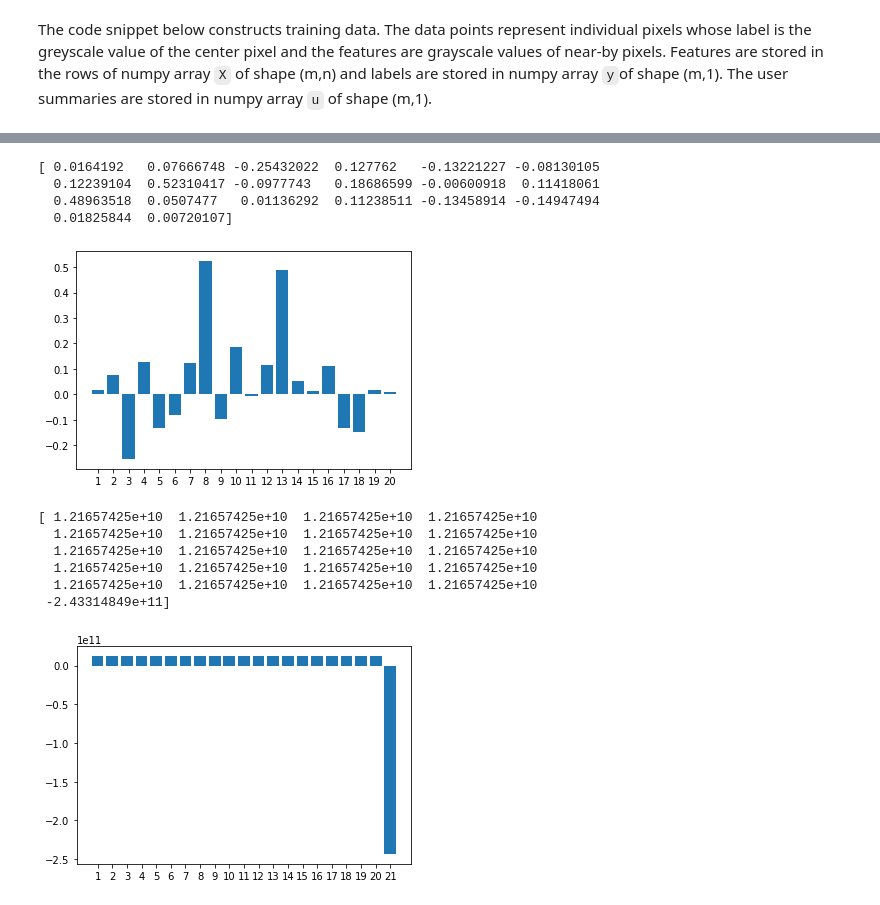
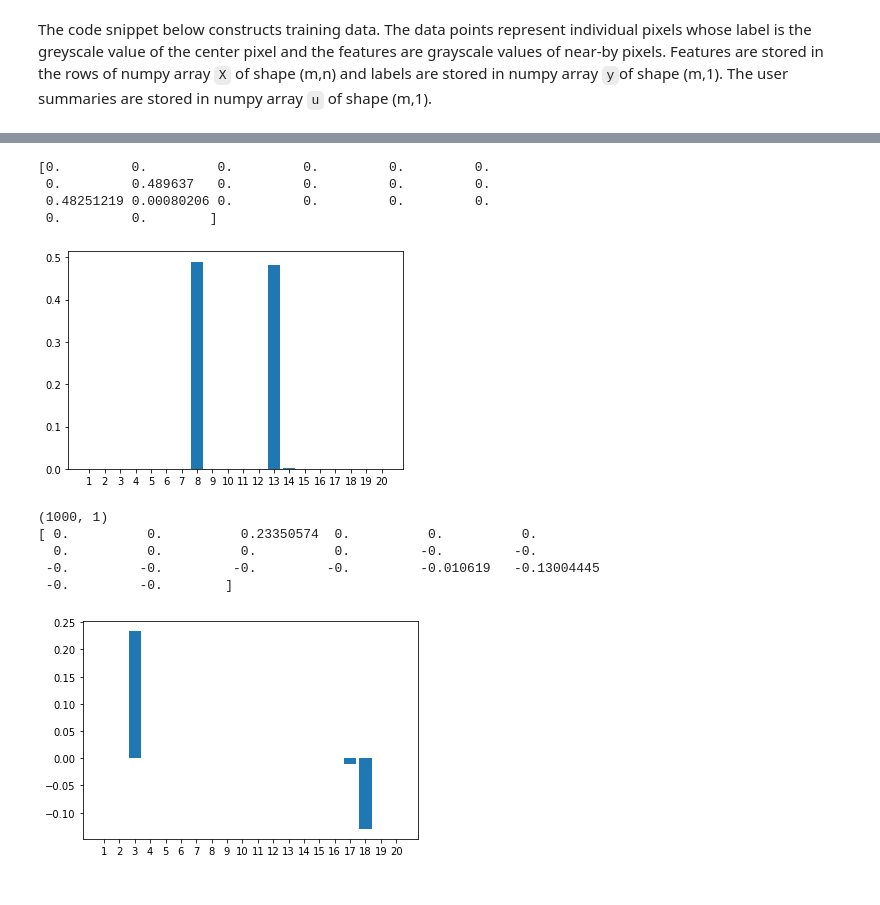
Before and after one commit to alexjungaalto/ResearchPublic, a Jupyter notebook: itxml.ipynb, the cells around one changed output, grey strips where cells are left out. Saved outputs shown, nothing was run; the diff lists cells and outputs as text; code cells hidden in the pictures.

Commit message:
revised notebook added patch image

```diff
--- a/itxml.ipynb
+++ b/itxml.ipynb
@@ -150,33 +116,38 @@ y = y[0:m]
 # %%
 from sklearn.linear_model import LinearRegression
+from sklearn.linear_model import Lasso
 import matplotlib.pyplot as plt
 
 linreg = LinearRegression()
+linreg = Lasso(alpha=100)
 linreg.fit(X,y)
-weights = linreg.coef_[0]
-print(weights)
+weights = linreg.coef_
+print(linreg.coef_)
 ind = np.arange(weights.shape[0])
 p1 = plt.bar(ind+1, weights)
 plt.xticks(ind+1)
 plt.show()
 
-linreg.fit(np.hstack((X,u)),y)
-weights_expl = linreg.coef_[0]
+linreg.fit(X,y)
+hat_y=linreg.predict(X).reshape(y.shape)
+residual = hat_y - linreg.fit(u,hat_y).predict(u).reshape(y.shape)
+print(residual.shape)
+linreg.fit(X,residual)
+weights_expl = linreg.coef_
 print(weights_expl)
 ind = np.arange(weights_expl.shape[0])
 p1 = plt.bar(ind+1, weights_expl)
 plt.xticks(ind+1)
 plt.show()
 # %% [output]
-[ 0.0164192   0.07666748 -0.25432022  0.127762   -0.13221227 -0.08130105
-  0.12239104  0.52310417 -0.0977743   0.18686599 -0.00600918  0.11418061
-  0.48963518  0.0507477   0.01136292  0.11238511 -0.13458914 -0.14947494
-  0.01825844  0.00720107]
+[0.         0.         0.         0.         0.         0.
+ 0.         0.489637   0.         0.         0.         0.
+ 0.48251219 0.00080206 0.         0.         0.         0.
+ 0.         0.        ]
-[figure, old version]
+[figure, new version]
-[ 1.21657425e+10  1.21657425e+10  1.21657425e+10  1.21657425e+10
-  1.21657425e+10  1.21657425e+10  1.21657425e+10  1.21657425e+10
-  1.21657425e+10  1.21657425e+10  1.21657425e+10  1.21657425e+10
-  1.21657425e+10  1.21657425e+10  1.21657425e+10  1.21657425e+10
-  1.21657425e+10  1.21657425e+10  1.21657425e+10  1.21657425e+10
- -2.43314849e+11]
+(1000, 1)
+[ 0.          0.          0.23350574  0.          0.          0.
+  0.          0.          0.          0.         -0.         -0.
+ -0.         -0.         -0.         -0.         -0.010619   -0.13004445
+ -0.         -0.        ]
-[figure, old version]
+[figure, new version]
```
Also changed, not shown: parts of 3 cells of this notebook, 1 other file.
